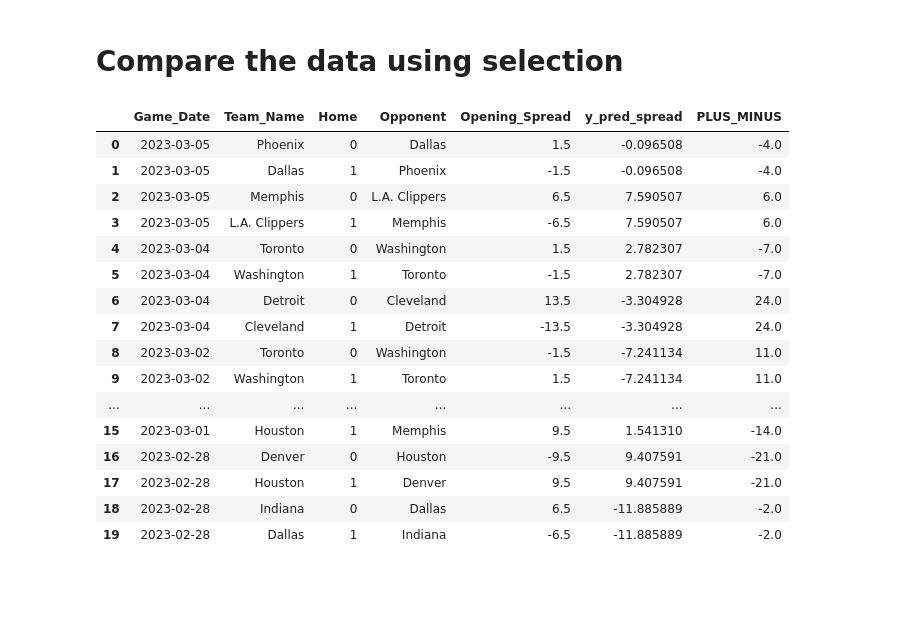
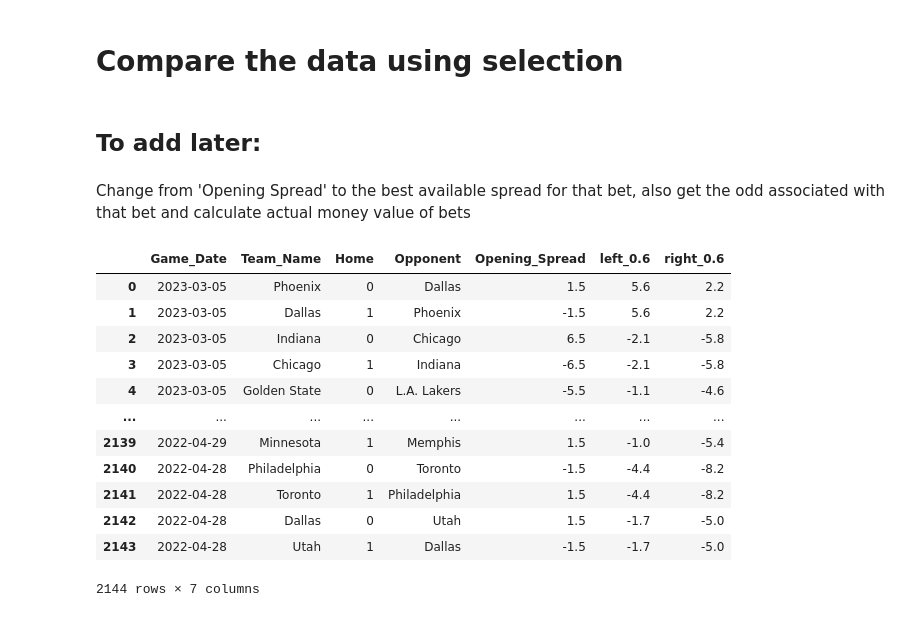
Before and after one commit to alecmatt5/nba_betting_analysis, a Jupyter notebook: backend/notebooks/secondary_model_alec.ipynb, the cells around one changed output. Drawn from its saved outputs; the diff is of its cells as text; code cells hidden in the pictures; blank space fills up the shorter version.

```diff
--- a/backend/notebooks/secondary_model_alec.ipynb
+++ b/backend/notebooks/secondary_model_alec.ipynb
@@ -4,3 +4,8 @@ import numpy as np
 import seaborn as sns
 # %% [markdown]
 # Get the data from the model
+# %%
+y_pred = pd.read_pickle('../data/pkl/y_pred_60.pkl')
+y_pred['left_0.6'] = round(y_pred['left_0.6'], 1)
+y_pred['right_0.6'] = round(y_pred['right_0.6'], 1)
+y_pred
@@ -7,6 +26,6 @@ import seaborn as sns
 # %%
-y_pred = pd.read_pickle('../data/pkl/y_pred_adv_test.pkl')
-y_pred = y_pred[['GAME_ID', 'GAME_DATE', 'TEAM_NAME_h', 'TEAM_NAME_a', 'y_pred', 'PLUS_MINUS']]
-y_pred.drop_duplicates(subset='GAME_ID', inplace=True)
-y_pred['y_pred_spread'] = y_pred['y_pred'] * -1
-y_pred
+# y_pred = pd.read_pickle('../data/pkl/y_pred_adv_test.pkl')
+# y_pred = y_pred[['GAME_ID', 'GAME_DATE', 'TEAM_NAME_h', 'TEAM_NAME_a', 'y_pred', 'PLUS_MINUS']]
+# y_pred.drop_duplicates(subset='GAME_ID', inplace=True)
+# y_pred['y_pred'] = round(y_pred['y_pred'], 0)
+# y_pred.sort_values('GAME_DATE', ascending=False)
@@ -29,3 +34,4 @@ y_pred
 # %%
 bets = pd.read_pickle('../data/pkl/sbr_betting_data.pkl')
 bets = bets.reset_index(drop=True)
+bets['Game_Date'] = pd.to_datetime(bets['Game_Date'])
@@ -118,23 +174,23 @@ compare = bets.merge(y_pred, left_on=['Game_Date', 'TEAM_NAME_h'], right_on=['GA
 # %% [markdown]
 # Compare the data using selection
+# %% [markdown]
+## To add later:
+# %% [markdown]
+Change from 'Opening Spread' to the best available spread for that bet, also get the odd associated with that bet and calculate actual money value of bets
 # %%
-compare = compare[['Game_Date', 'Team_Name', 'Home', 'Opponent','Opening_Spread', 'y_pred_spread', 'PLUS_MINUS']]
-compare.head(20)
+compare = compare[['Game_Date', 'Team_Name', 'Home', 'Opponent','Opening_Spread', 'left_0.6', 'right_0.6']]
+compare
 # %% [output]
-|  | Game_Date | Team_Name | Home | Opponent | Opening_Spread | y_pred_spread | PLUS_MINUS |
-| 0 | 2023-03-05 | Phoenix | 0 | Dallas | 1.5 | -0.096508 | -4.0 |
-| 1 | 2023-03-05 | Dallas | 1 | Phoenix | -1.5 | -0.096508 | -4.0 |
-| 2 | 2023-03-05 | Memphis | 0 | L.A. Clippers | 6.5 | 7.590507 | 6.0 |
-| 3 | 2023-03-05 | L.A. Clippers | 1 | Memphis | -6.5 | 7.590507 | 6.0 |
-| 4 | 2023-03-04 | Toronto | 0 | Washington | 1.5 | 2.782307 | -7.0 |
-| 5 | 2023-03-04 | Washington | 1 | Toronto | -1.5 | 2.782307 | -7.0 |
-| 6 | 2023-03-04 | Detroit | 0 | Cleveland | 13.5 | -3.304928 | 24.0 |
-| 7 | 2023-03-04 | Cleveland | 1 | Detroit | -13.5 | -3.304928 | 24.0 |
-| 8 | 2023-03-02 | Toronto | 0 | Washington | -1.5 | -7.241134 | 11.0 |
-| 9 | 2023-03-02 | Washington | 1 | Toronto | 1.5 | -7.241134 | 11.0 |
+|  | Game_Date | Team_Name | Home | Opponent | Opening_Spread | left_0.6 | right_0.6 |
+| 0 | 2023-03-05 | Phoenix | 0 | Dallas | 1.5 | 5.6 | 2.2 |
+| 1 | 2023-03-05 | Dallas | 1 | Phoenix | -1.5 | 5.6 | 2.2 |
+| 2 | 2023-03-05 | Indiana | 0 | Chicago | 6.5 | -2.1 | -5.8 |
+| 3 | 2023-03-05 | Chicago | 1 | Indiana | -6.5 | -2.1 | -5.8 |
+| 4 | 2023-03-05 | Golden State | 0 | L.A. Lakers | -5.5 | -1.1 | -4.6 |
 | ... | ... | ... | ... | ... | ... | ... | ... |
-| 15 | 2023-03-01 | Houston | 1 | Memphis | 9.5 | 1.541310 | -14.0 |
-| 16 | 2023-02-28 | Denver | 0 | Houston | -9.5 | 9.407591 | -21.0 |
-| 17 | 2023-02-28 | Houston | 1 | Denver | 9.5 | 9.407591 | -21.0 |
-| 18 | 2023-02-28 | Indiana | 0 | Dallas | 6.5 | -11.885889 | -2.0 |
-| 19 | 2023-02-28 | Dallas | 1 | Indiana | -6.5 | -11.885889 | -2.0 |
+| 2139 | 2022-04-29 | Minnesota | 1 | Memphis | 1.5 | -1.0 | -5.4 |
+| 2140 | 2022-04-28 | Philadelphia | 0 | Toronto | -1.5 | -4.4 | -8.2 |
+| 2141 | 2022-04-28 | Toronto | 1 | Philadelphia | 1.5 | -4.4 | -8.2 |
+| 2142 | 2022-04-28 | Dallas | 0 | Utah | 1.5 | -1.7 | -5.0 |
+| 2143 | 2022-04-28 | Utah | 1 | Dallas | -1.5 | -1.7 | -5.0 |
+2144 rows × 7 columns
```
Also changed, not shown: parts of 27 cells of this notebook, 9 other files.
